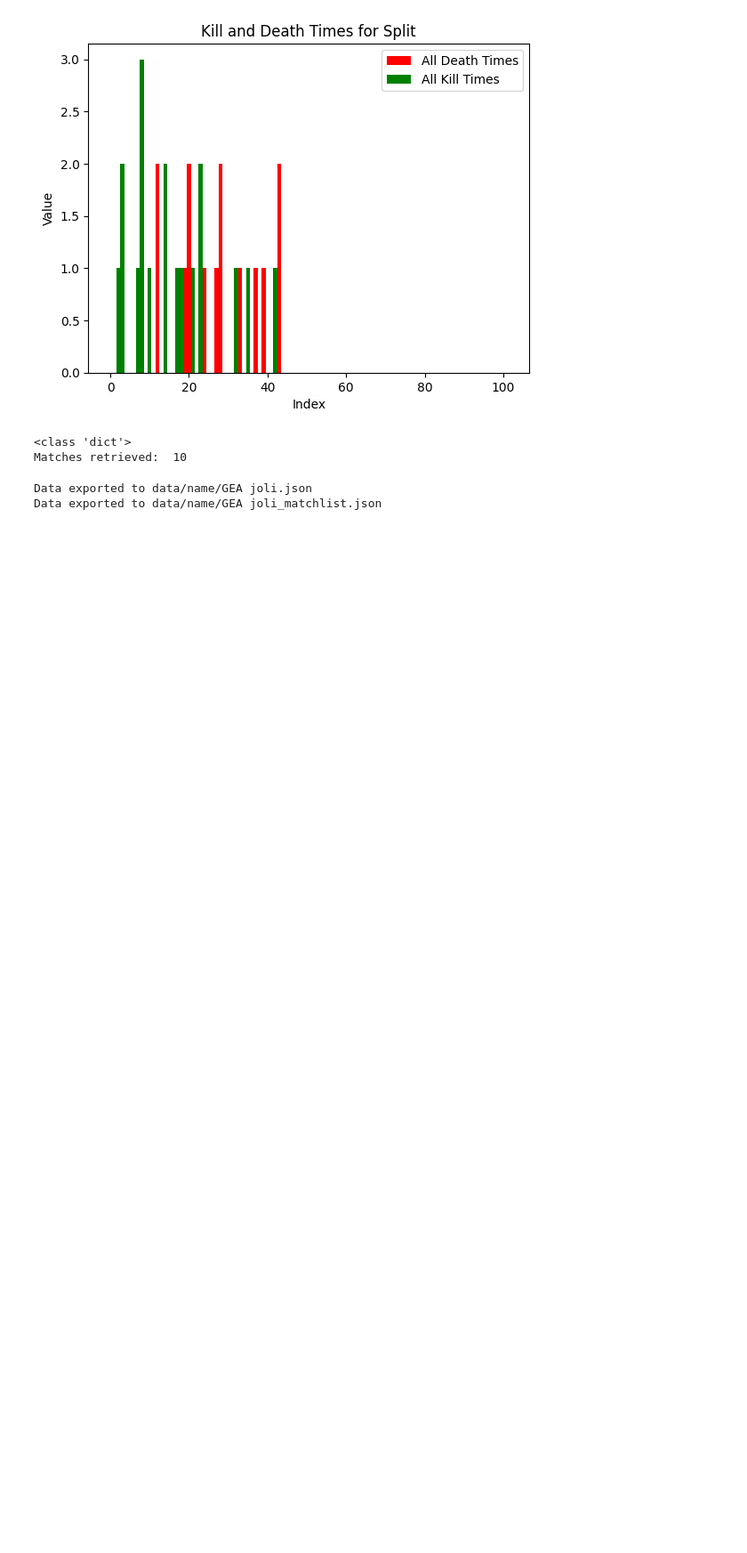
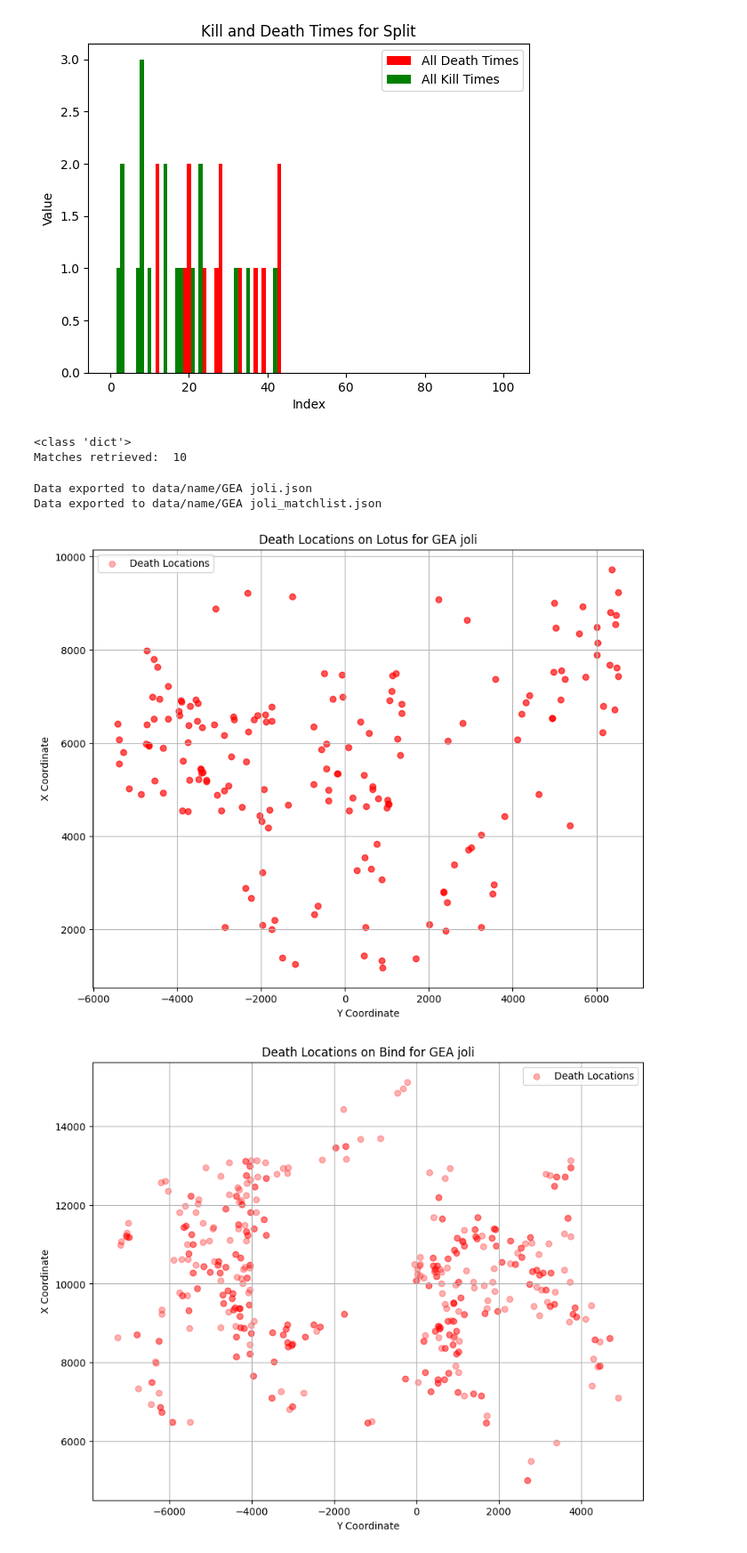
Before and after one commit to james-zhou1/ValorantAssistant, a Jupyter notebook: api.ipynb, the cells around one changed output. Shown at 89% size. Drawn from its saved outputs; the diff is of its cells as text; code cells hidden in the pictures; blank space fills up the shorter version.

Commit message:
added image of bind + way of putting it in plot background

```diff
--- a/api.ipynb
+++ b/api.ipynb
@@ -549,7 +548,7 @@ plant_locations_by_map = {}
 import os
 import json
 
-data_folder = r'C:\Users\evan3\Documents\GEA Consulting\ValorantAssistant\data\name'
+data_folder = r'C:\Users\12406\ValorantAssistant\data\name'
 for filename in os.listdir(data_folder):
     if filename.endswith('_matchlist.json'):
         with open(os.path.join(data_folder, filename), 'r') as file:
@@ -559,19 +558,27 @@ for filename in os.listdir(data_folder):
             plant_locations_by_map = get_all_plant_locations(matchlist, plant_locations_by_map)
 # %%
 import matplotlib.pyplot as plt
+from matplotlib.offsetbox import OffsetImage, AnnotationBbox
+import numpy as np
 
 def plot_death_locations(death_data):
     for map_name, locations in death_data.items():
         x_coords = [loc['x'] for loc in locations]
         y_coords = [loc['y'] for loc in locations]
 
         plt.figure(figsize=(10, 8))
-        plt.scatter(x_coords, y_coords, c='red', label='Death Locations', alpha=0.3)
-        plt.title(f"Death Locations on {map_name}")
-        plt.xlabel('X Coordinate')
-        plt.ylabel('Y Coordinate')
+        # img = plt.imread("image (1).webp")  # Load the image file
+        # img_rotated = np.rot90(img)  # Rotate the image 90 degrees counterclockwise
+        # plt.imshow(img_rotated, extent=[min(y_coords), max(y_coords), min(x_coords), max(x_coords)], aspect='auto')  # Set the extent if needed to scale the image properly
+        plt.scatter(y_coords, x_coords, c='red', label='Death Locations', alpha=0.3)  # Swap x and y coordinates for the scatter plot
+        plt.title(f"Death Locations on {map_name} for {name}")
+        plt.xlabel('Y Coordinate')  # Adjust labels to reflect the rotation
+        plt.ylabel('X Coordinate')
         plt.legend()
         plt.grid(True)
         plt.show()
 
 plot_death_locations(death_locations_by_map)
+# %% [output]
+[figure, added]
+[figure, added]
```
Also changed, not shown: parts of 8 cells of this notebook, 3 other files.
